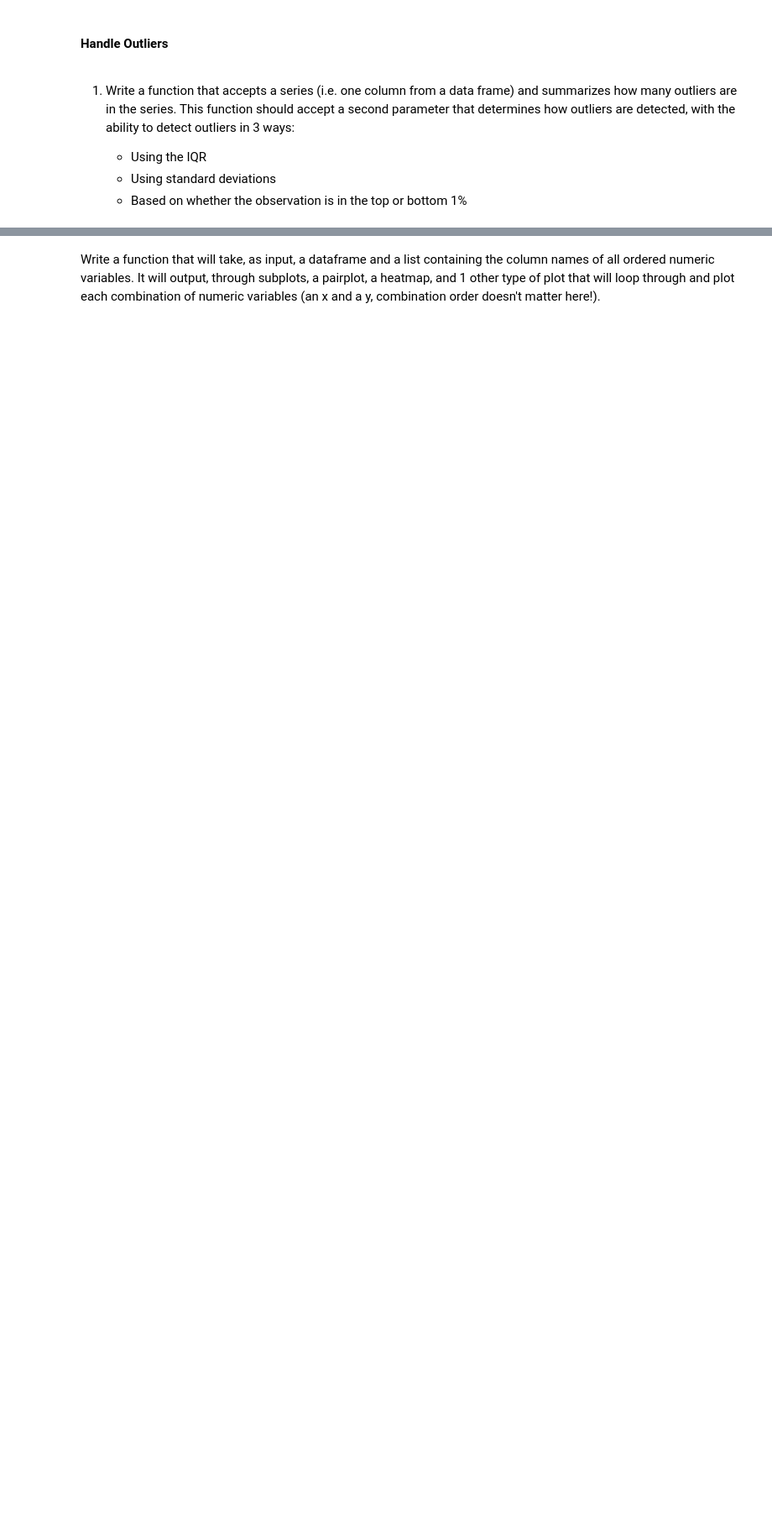
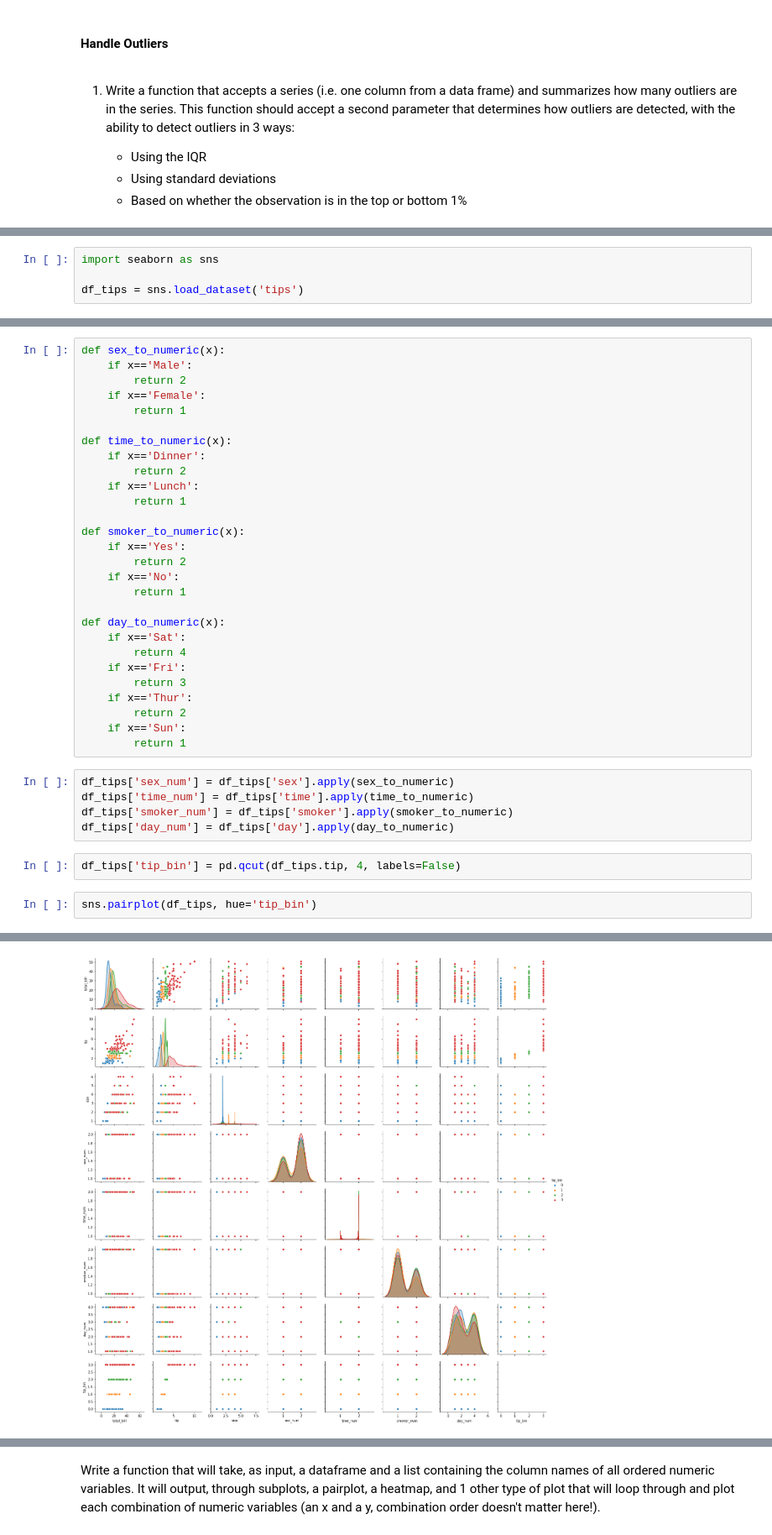
Before and after one commit to escalante-eric/ds-methodologies-exercises, a Jupyter notebook: Clustering/explore_zillow.ipynb, the cells around one changed output, grey strips where cells are left out. Shown at 84% size. Saved outputs shown, nothing was run; the diff lists cells and outputs as text; blank space fills up the shorter version.

```diff
--- a/Clustering/explore_zillow.ipynb
+++ b/Clustering/explore_zillow.ipynb
@@ -98,0 +146,4 @@ def summarize_outliers():
+# %%
+import seaborn as sns
+
+df_tips = sns.load_dataset('tips')
@@ -98,0 +179,38 @@ def summarize_outliers():
+# %%
+def sex_to_numeric(x):
+    if x=='Male':
+        return 2
+    if x=='Female':
+        return 1
+
+def time_to_numeric(x):
+    if x=='Dinner':
+        return 2
+    if x=='Lunch':
+        return 1
+
+def smoker_to_numeric(x):
+    if x=='Yes':
+        return 2
+    if x=='No':
+        return 1
+
+def day_to_numeric(x):
+    if x=='Sat':
+        return 4
+    if x=='Fri':
+        return 3
+    if x=='Thur':
+        return 2
+    if x=='Sun':
+        return 1
+# %%
+df_tips['sex_num'] = df_tips['sex'].apply(sex_to_numeric)
+df_tips['time_num'] = df_tips['time'].apply(time_to_numeric)
+df_tips['smoker_num'] = df_tips['smoker'].apply(smoker_to_numeric)
+df_tips['day_num'] = df_tips['day'].apply(day_to_numeric)
+# %%
+df_tips['tip_bin'] = pd.qcut(df_tips.tip, 4, labels=False)
+# %%
+sns.pairplot(df_tips, hue='tip_bin')
+# %% [output]
@@ -98,0 +218 @@ def summarize_outliers():
+[figure, added]
```
Also changed, not shown: parts of 76 cells of this notebook, 1 other file.
